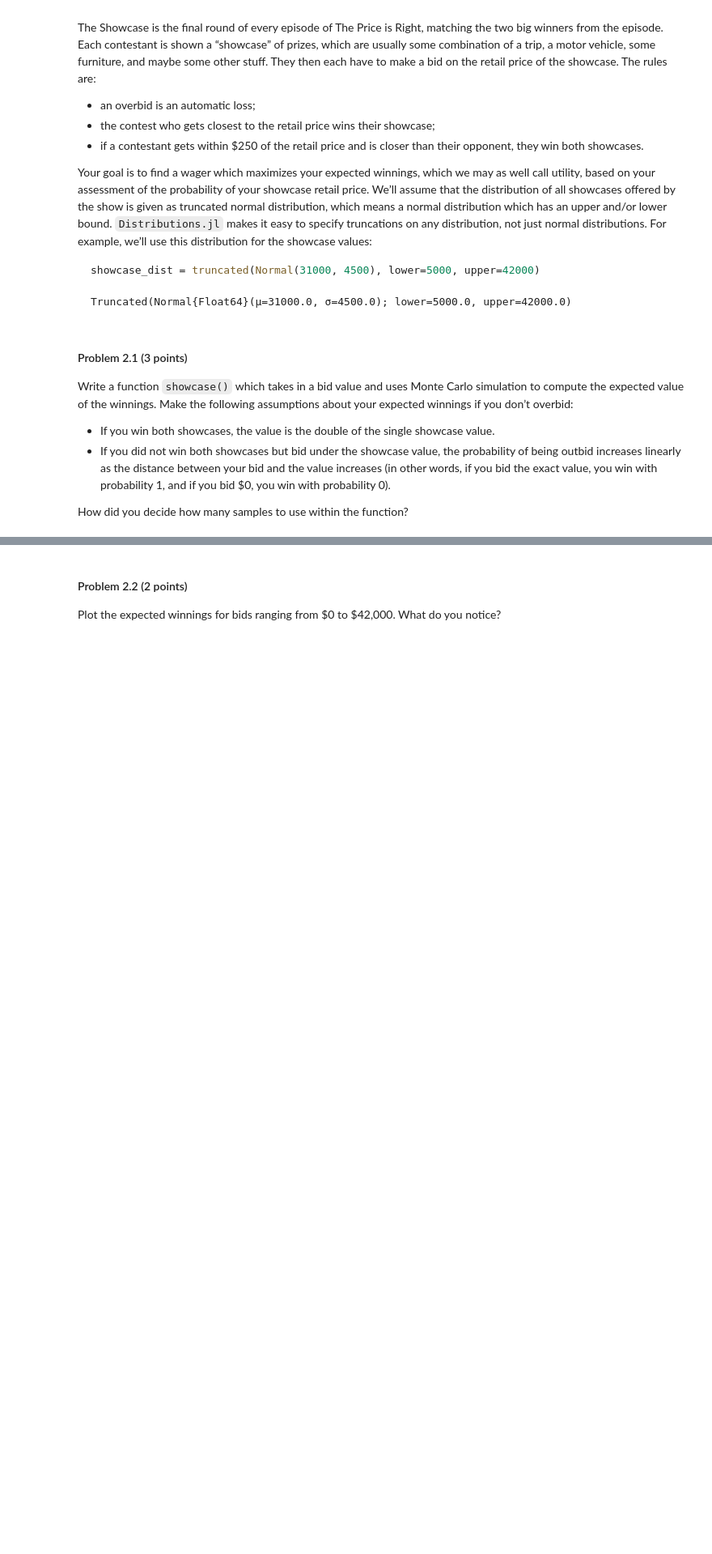
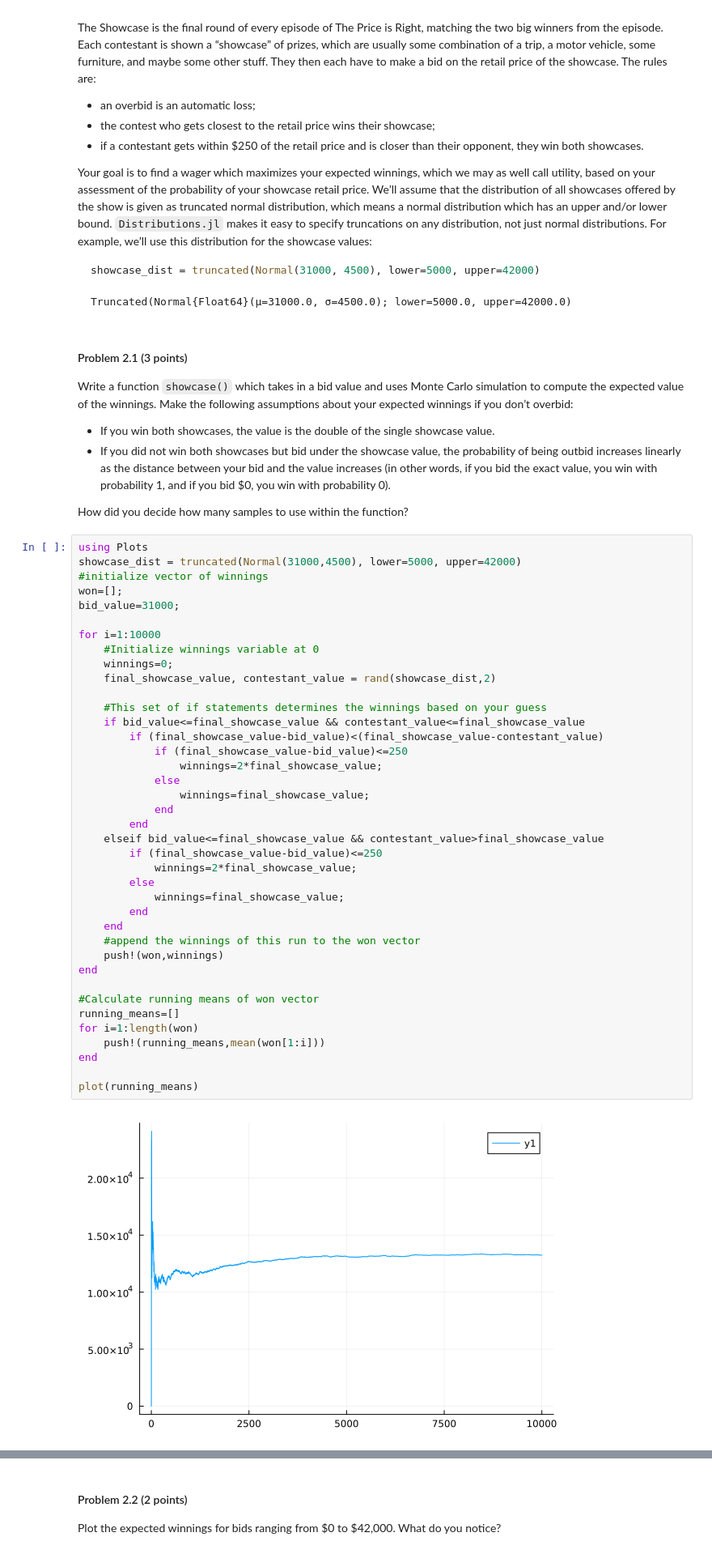
Before and after one commit to BEE4750-FA23/lab-02-jrmarcuse, a Jupyter notebook: lab02.ipynb, the cells around one changed output, grey strips where cells are left out. Shown at 81% size. Drawn from its saved outputs; the diff is of its cells as text; blank space fills up the shorter version.

```diff
--- a/lab02.ipynb
+++ b/lab02.ipynb
@@ -253,3 +263,44 @@ following assumptions about your expected winnings if you don’t overbid:
     win with probability 0).
 
 How did you decide how many samples to use within the function?
+# %%
+using Plots
+showcase_dist = truncated(Normal(31000,4500), lower=5000, upper=42000)
+#initialize vector of winnings
+won=[];
+bid_value=31000;
+
+for i=1:10000
+    #Initialize winnings variable at 0
+    winnings=0;
+    final_showcase_value, contestant_value = rand(showcase_dist,2)
+
+    #This set of if statements determines the winnings based on your guess
+    if bid_value<=final_showcase_value && contestant_value<=final_showcase_value
+        if (final_showcase_value-bid_value)<(final_showcase_value-contestant_value)
+            if (final_showcase_value-bid_value)<=250
+                winnings=2*final_showcase_value;
+            else
+                winnings=final_showcase_value;
+            end
+        end
+    elseif bid_value<=final_showcase_value && contestant_value>final_showcase_value
+        if (final_showcase_value-bid_value)<=250
+            winnings=2*final_showcase_value;
+        else
+            winnings=final_showcase_value;
+        end
+    end
+    #append the winnings of this run to the won vector
+    push!(won,winnings)
+end
+
+#Calculate running means of won vector
+running_means=[]
+for i=1:length(won)
+    push!(running_means,mean(won[1:i]))
+end
+
+plot(running_means)
+# %% [output]
+[figure, added]
```
Also changed, not shown: parts of 6 cells of this notebook.
